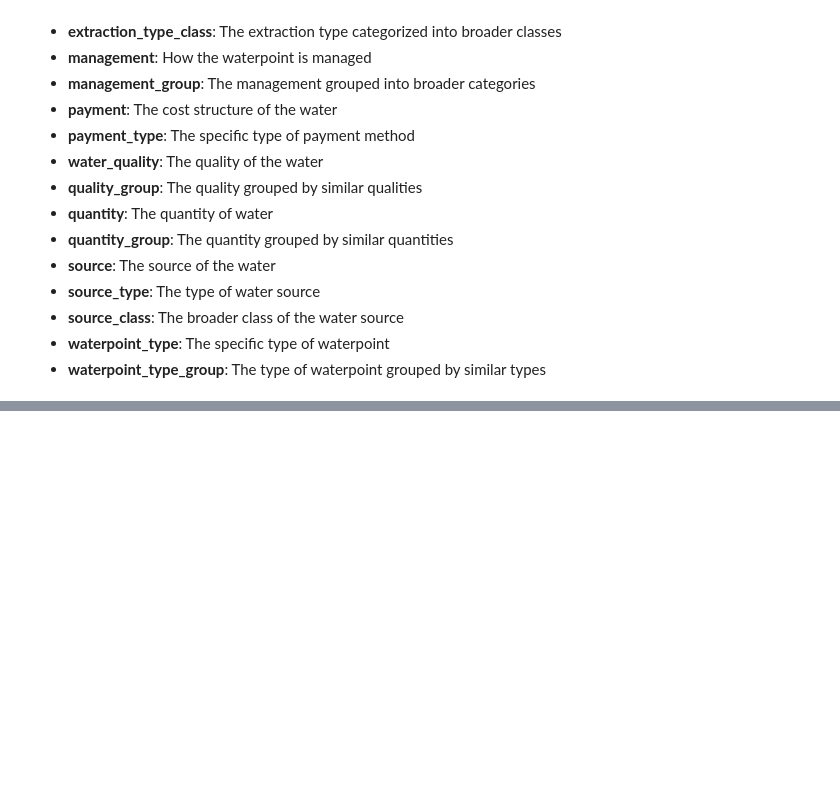
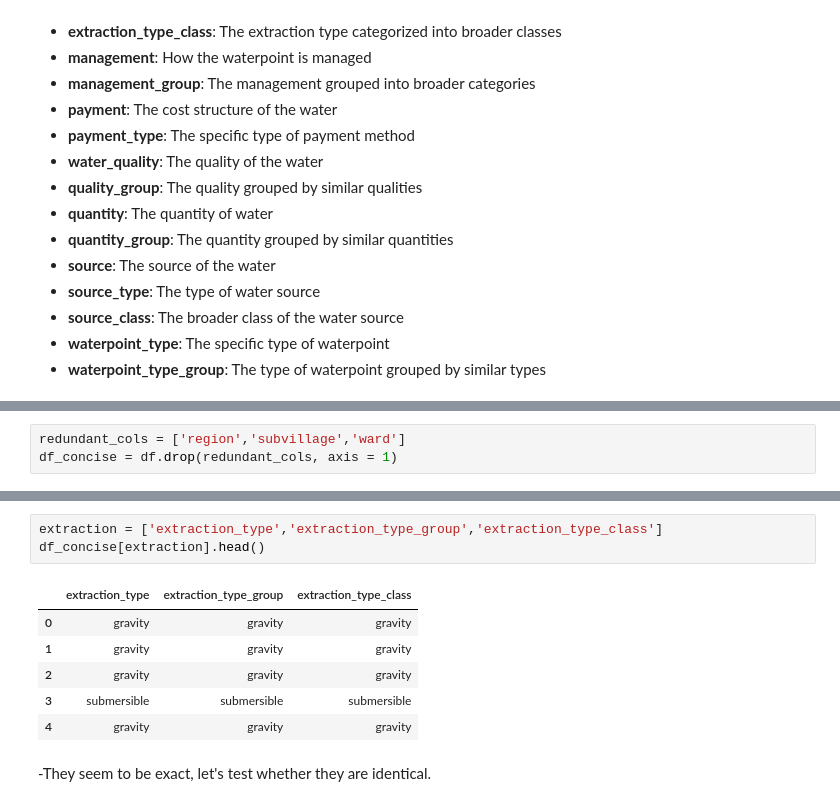
Before and after one commit to leonardkoyio/Phase-3-Project-_v1, a Jupyter notebook: index.ipynb, the cells around one changed output, grey strips where cells are left out. Drawn from its saved outputs; the diff is of its cells as text; blank space fills up the shorter version.

```diff
--- a/index.ipynb
+++ b/index.ipynb
@@ -101,0 +352,3 @@ The following set of information about the waterpoints is provided:
+# %%
+redundant_cols = ['region','subvillage','ward']
+df_concise = df.drop(redundant_cols, axis = 1)
@@ -101,0 +418,12 @@ The following set of information about the waterpoints is provided:
+# %%
+extraction = ['extraction_type','extraction_type_group','extraction_type_class']
+df_concise[extraction].head()
+# %% [output]
+|  | extraction_type | extraction_type_group | extraction_type_class |
+| 0 | gravity | gravity | gravity |
+| 1 | gravity | gravity | gravity |
+| 2 | gravity | gravity | gravity |
+| 3 | submersible | submersible | submersible |
+| 4 | gravity | gravity | gravity |
+# %% [markdown]
+-They seem to be exact, let's test whether they are identical.
```
Also changed, not shown: parts of 33 cells of this notebook.
